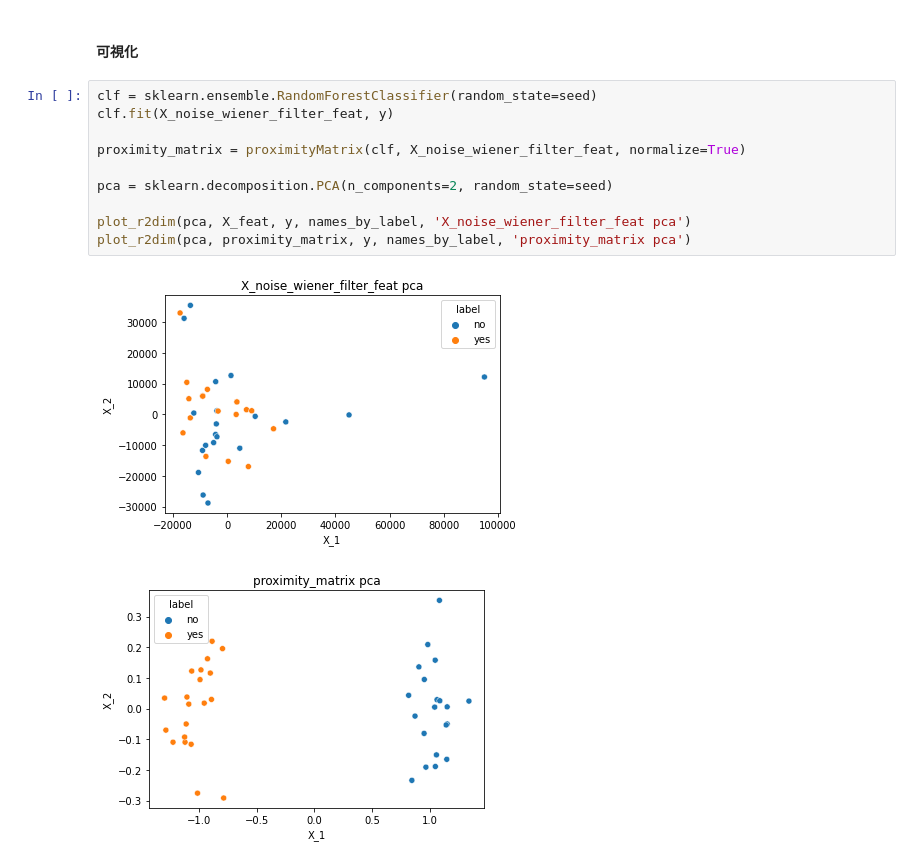
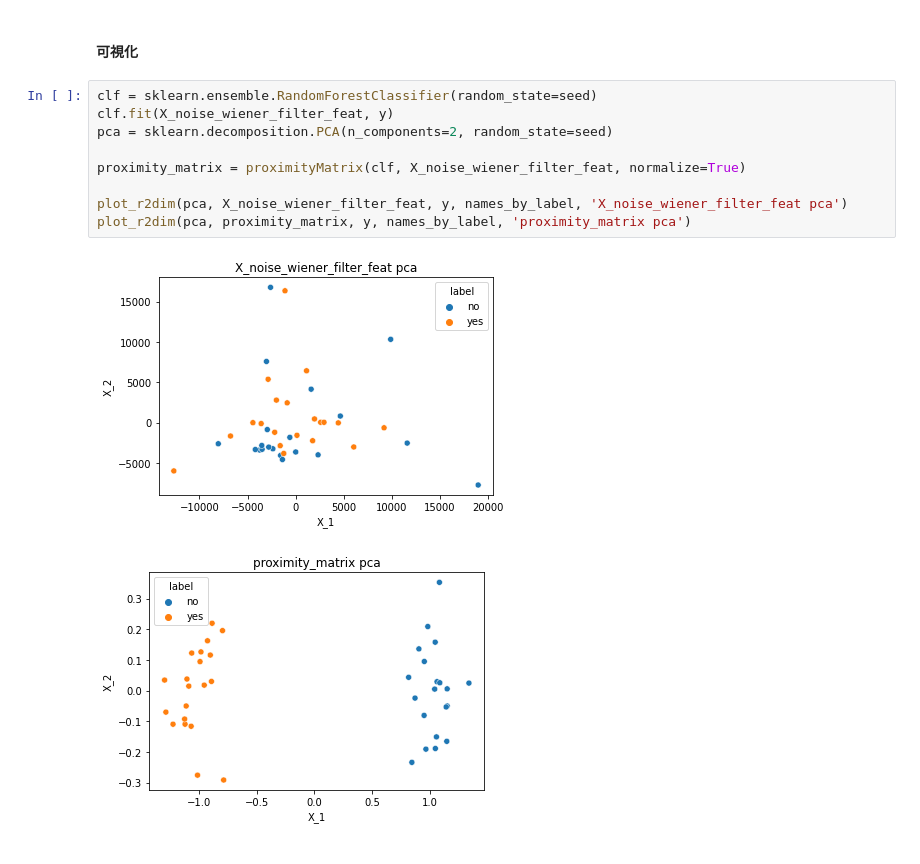
Before and after one commit to sadahry/notebooks, a Jupyter notebook: signal_processing/yes_no_detection.ipynb, the cells around one changed output. Cells and saved outputs as stored; diff of their text form.

```diff
--- a/signal_processing/yes_no_detection.ipynb
+++ b/signal_processing/yes_no_detection.ipynb
@@ -818,13 +818,12 @@ GradientBoostingClassifierはそこまで
 # %%
 clf = sklearn.ensemble.RandomForestClassifier(random_state=seed)
 clf.fit(X_noise_wiener_filter_feat, y)
+pca = sklearn.decomposition.PCA(n_components=2, random_state=seed)
 
 proximity_matrix = proximityMatrix(clf, X_noise_wiener_filter_feat, normalize=True)
 
-pca = sklearn.decomposition.PCA(n_components=2, random_state=seed)
-
-plot_r2dim(pca, X_feat, y, names_by_label, 'X_noise_wiener_filter_feat pca')
+plot_r2dim(pca, X_noise_wiener_filter_feat, y, names_by_label, 'X_noise_wiener_filter_feat pca')
 plot_r2dim(pca, proximity_matrix, y, names_by_label, 'proximity_matrix pca')
 # %% [output]
-[figure, old version]
+[figure, new version]
 [figure]
```
Also changed, not shown: parts of 1 cell of this notebook.
